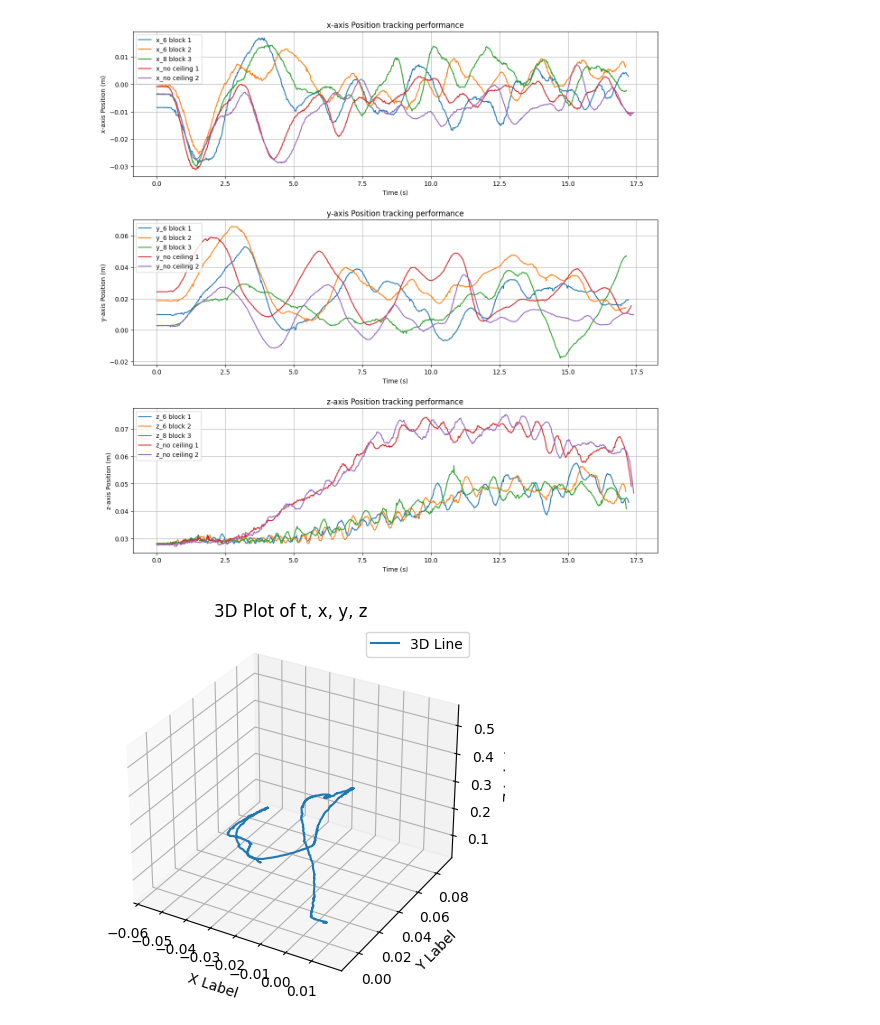
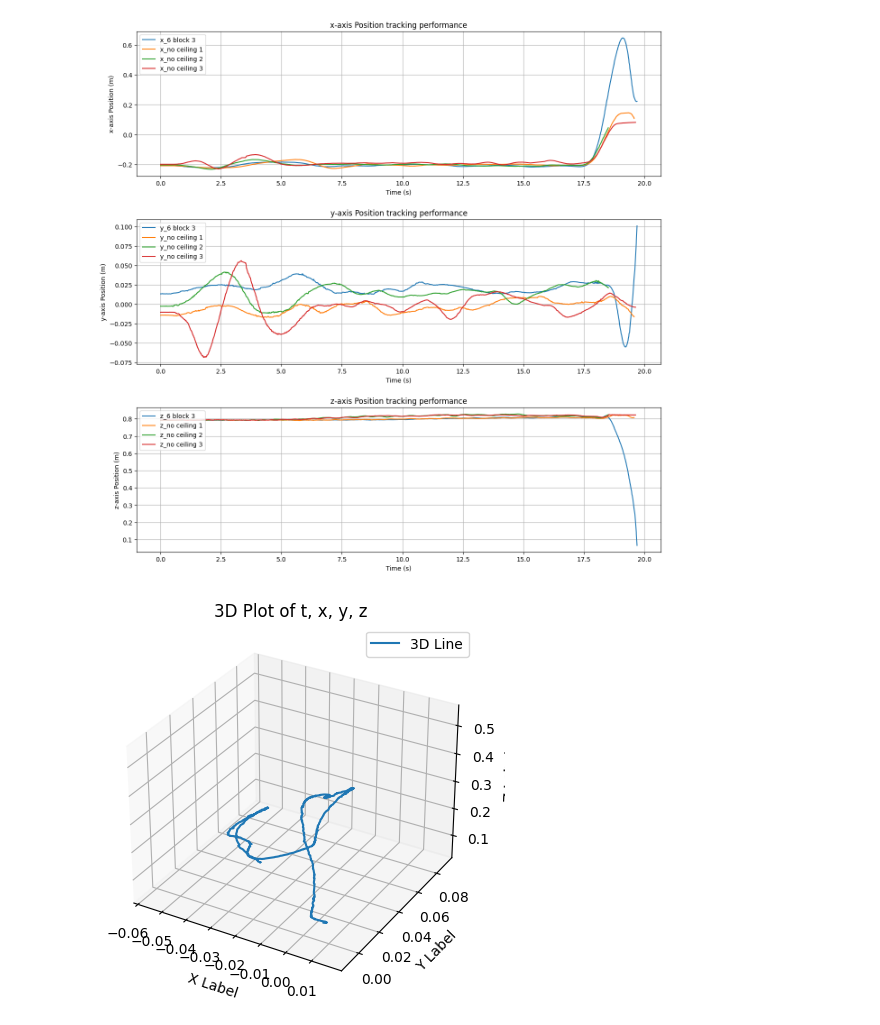
Before and after one commit to XinLong-Li/air_garage_cflib, a Jupyter notebook: crazyflie-lib-python/examples/mocap/plot.ipynb, the cells around one changed output. Drawn from its saved outputs; the diff is of its cells as text; code cells hidden in the pictures.

Commit message:
add some data

```diff
--- a/crazyflie-lib-python/examples/mocap/plot.ipynb
+++ b/crazyflie-lib-python/examples/mocap/plot.ipynb
@@ -33,40 +33,40 @@ def plot_tracking_performance(data_label_pairs, start_time=9):
         plt.xlabel('Time (s)')
         plt.ylabel(f'{axis}-axis Position (m)')
         plt.title(f'{axis}-axis Position tracking performance')
         plt.legend(loc='upper left')
         plt.grid(True)
 
     plt.subplots_adjust(hspace=0.3)  # adjust the vertical space to 30 percent of the subplot height
     plt.show()
 
 # Example usage
 data_label_pairs = [
     # ('data1', os.path.join("mocap_data", "20240815_00_39_35.csv")),
     # ('data2', os.path.join("mocap_data", "20240815_00_45_16.csv")),
     # ('data3', os.path.join("mocap_data", "20240815_14_26_14.csv")),
     # ('data4', os.path.join("mocap_data", "20240815_19_57_56.csv")),
     # ('data5', os.path.join("mocap_data", "20240815_19_58_50.csv")),
     # ('data6', os.path.join("mocap_data", "20240815_20_00_27.csv"))，
     # ('data7', os.path.join("mocap_data", "20240815_22_05_06.csv")),
     # ('data8', os.path.join("mocap_data", "20240815_23_59_15.csv")),
     # ('data9', os.path.join("mocap_data", "20240816_00_03_47.csv")),
     # ('data7', os.path.join("mocap_data", "20240811_00_55_50.csv")), # 7，8，9，6 block through tunnel
     # ('data8', os.path.join("mocap_data", "20240811_01_00_15.csv")),
     # ('data9', os.path.join("mocap_data", "20240811_01_14_19.csv")),
     # ('6 block', os.path.join("mocap_data", "20240811_01_15_48.csv")),
     # ('8 block', os.path.join("mocap_data", "20240811_01_38_40.csv")),
-    ('6 block 1', os.path.join("mocap_data", "20240822_22_02_30.csv")),
-    ('6 block 2', os.path.join("mocap_data", "20240822_22_14_56.csv")),
-    ('6 block 3', os.path.join("mocap_data", "20240822_22_17_21.csv")),
-    ('no ceiling 1', os.path.join("mocap_data", "20240822_22_21_06.csv")),
-    ('no ceiling 2', os.path.join("mocap_data", "20240822_22_22_43.csv")),
-    ('no ceiling 3', os.path.join("mocap_data", "20240822_22_25_44.csv")),
+    # ('6 block 1', os.path.join("mocap_data", "20240823_16_11_05.csv")),
+    # ('6 block 2', os.path.join("mocap_data", "20240823_16_23_49.csv")),
+    ('6 block 3', os.path.join("mocap_data", "20240823_23_32_30.csv")),
+    ('no ceiling 1', os.path.join("mocap_data", "20240823_22_51_47.csv")),
+    ('no ceiling 2', os.path.join("mocap_data", "20240823_20_17_17.csv")),
+    ('no ceiling 3', os.path.join("mocap_data", "20240823_22_50_12.csv")),
 
 ]
 
 plot_tracking_performance(data_label_pairs, 7)
 # %% [output]
-[figure, old version]
+[figure, new version]
 # %%
 import os
 import pandas as pd
```
Also changed, not shown: parts of 1 cell of this notebook, 27 other files.
